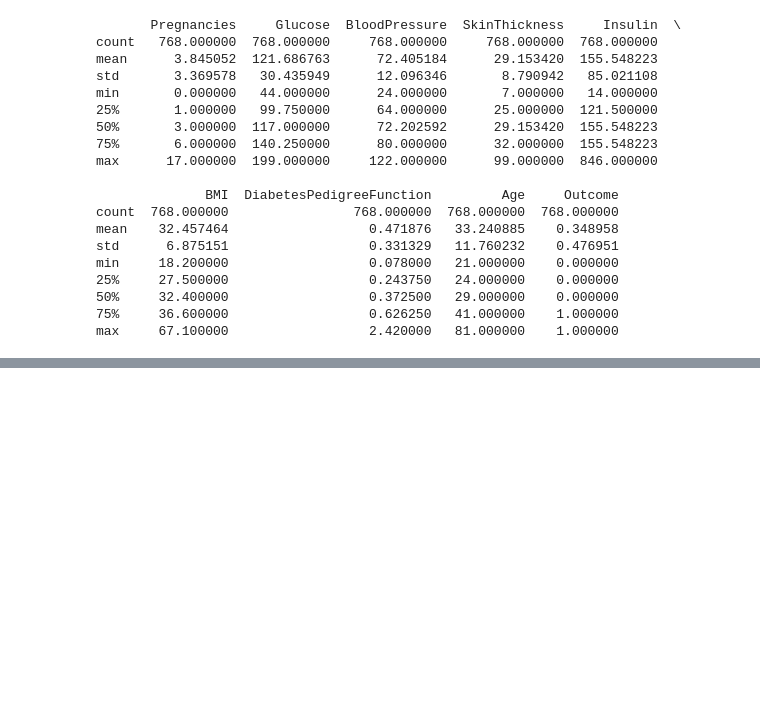
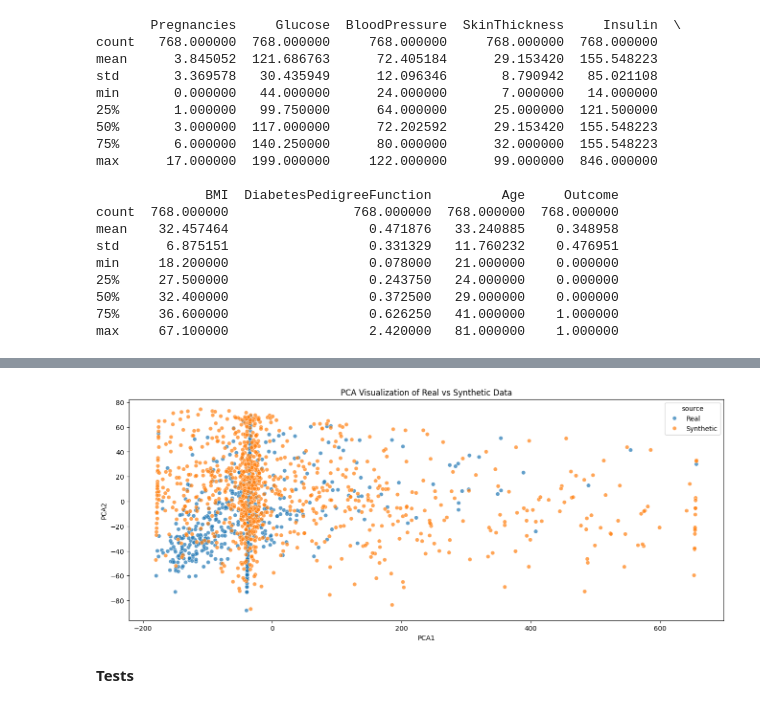
Before and after one commit to isumitthori21/Sumit-Thori, a Jupyter notebook: model/ctganModel.ipynb, the cells around one changed output, grey strips where cells are left out. Saved outputs shown, nothing was run; the diff lists cells and outputs as text; code cells hidden in the pictures; blank space fills up the shorter version.

```diff
--- a/model/ctganModel.ipynb
+++ b/model/ctganModel.ipynb
@@ -85,0 +119,28 @@ print(synthetic_data.head())
+# %%
+from sklearn.decomposition import PCA
+
+# Combine data
+data['source'] = 'Real'
+synthetic_data['source'] = 'Synthetic'
+
+combined = pd.concat([data, synthetic_data])
+
+# Drop 'Outcome' if needed
+features = combined.drop(['source'], axis=1)
+
+# PCA
+pca = PCA(n_components=2)
+pca_result = pca.fit_transform(features)
+
+combined['PCA1'] = pca_result[:,0]
+combined['PCA2'] = pca_result[:,1]
+
+# Plot
+plt.figure(figsize=(16,6))
+sns.scatterplot(data=combined, x='PCA1', y='PCA2', hue='source', alpha=0.7)
+plt.title('PCA Visualization of Real vs Synthetic Data')
+plt.show()
+# %% [output]
+[figure, added]
+# %% [markdown]
+**Tests**
```
Also changed, not shown: parts of 21 cells of this notebook, 13 other files.
